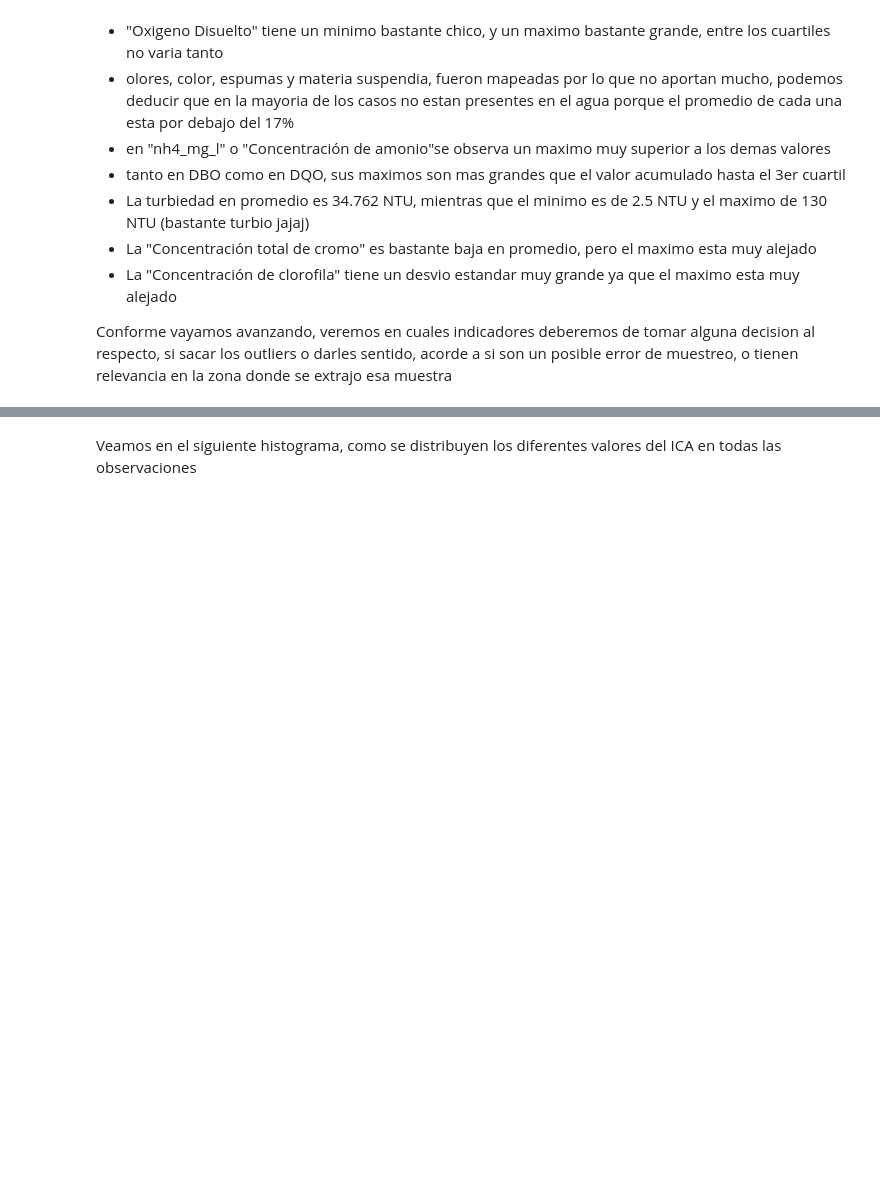
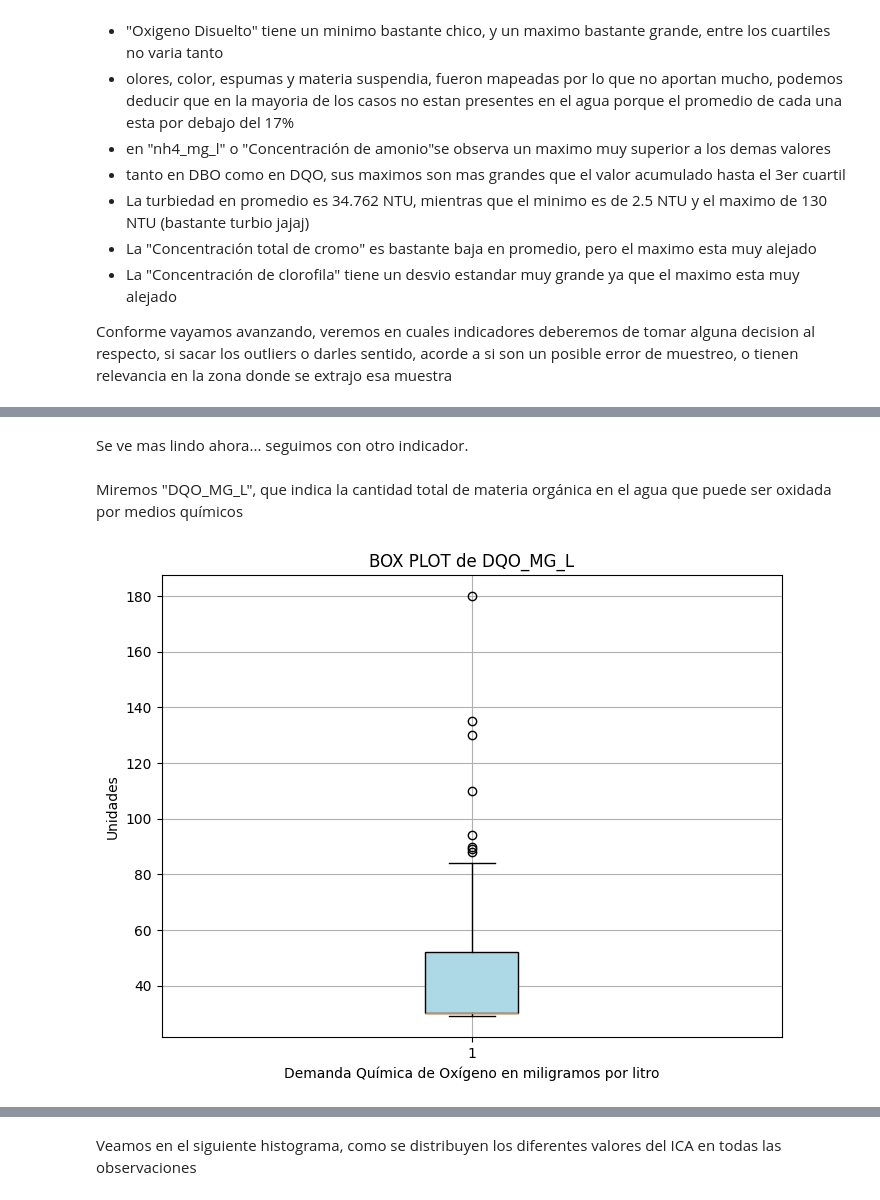
Before and after one commit to muller10000/tp-especial-ciencia-datos, a Jupyter notebook: Ejercicioespecial.ipynb, the cells around one changed output, grey strips where cells are left out. Saved outputs shown, nothing was run; the diff lists cells and outputs as text; code cells hidden in the pictures; blank space fills up the shorter version.

```diff
--- a/Ejercicioespecial.ipynb
+++ b/Ejercicioespecial.ipynb
@@ -521,0 +573,15 @@ Conforme vayamos avanzando, veremos en cuales indicadores deberemos de tomar alg
+# %% [markdown]
+Se ve mas lindo ahora... seguimos con otro indicador.
+# %% [markdown]
+Miremos "DQO_MG_L", que indica la cantidad total de materia orgánica en el agua que puede ser oxidada por medios químicos
+# %%
+# Vemos el boxplot
+plt.figure(figsize=(8, 6))
+plt.boxplot(copy_dataset['dqo_mg_l'].dropna(), vert=True, patch_artist=True, boxprops=dict(facecolor="lightblue"))
+plt.title('BOX PLOT de DQO_MG_L')
+plt.xlabel('Demanda Química de Oxígeno en miligramos por litro')
+plt.ylabel('Unidades')
+plt.grid(True)
+plt.show()
+# %% [output]
+[figure, added]
```
Also changed, not shown: parts of 114 cells of this notebook, 1 other file.
